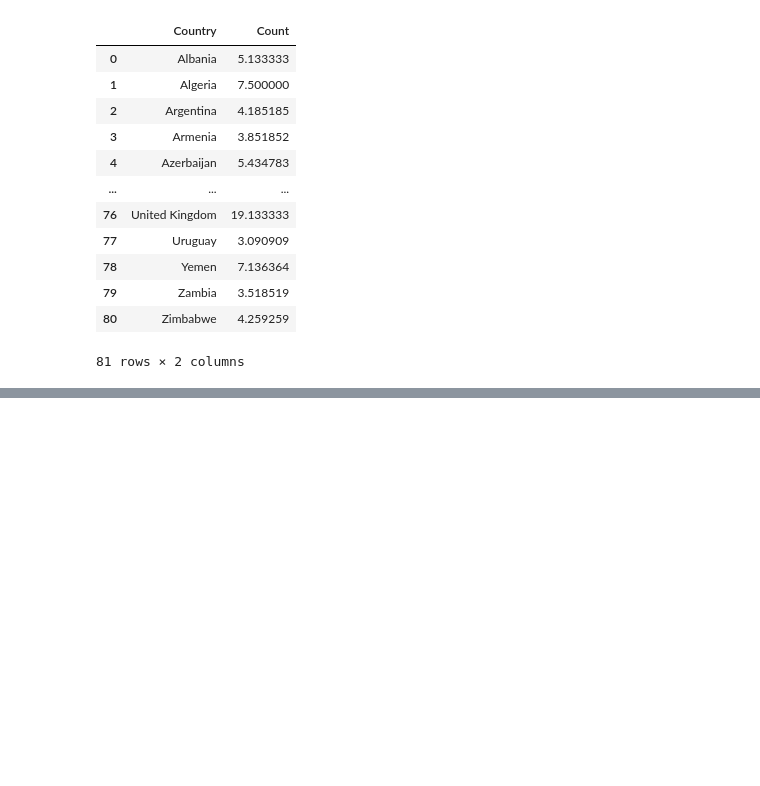
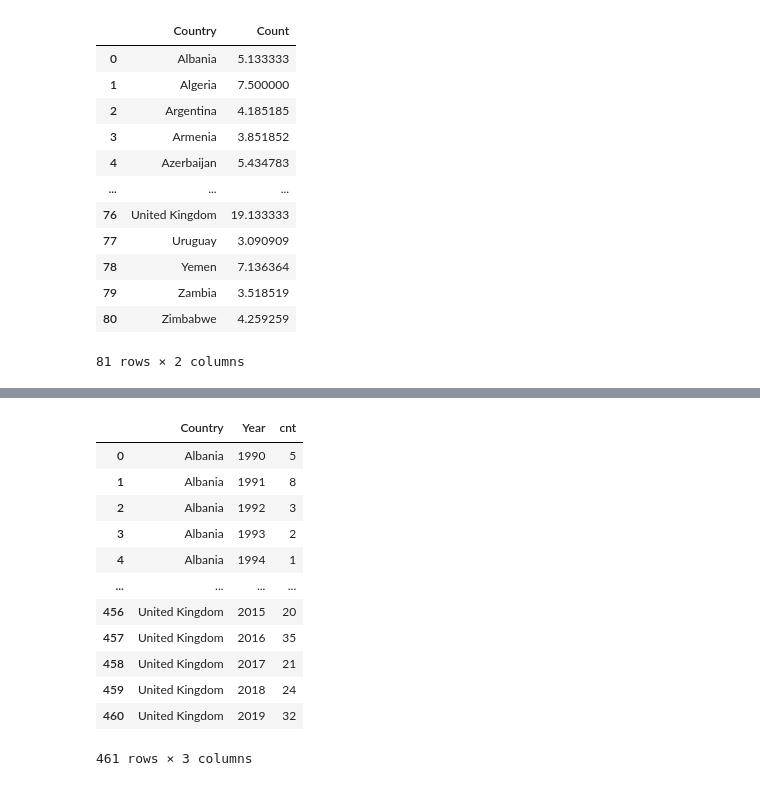
Before and after one commit to crissyro/kaggle_projects, a Jupyter notebook: notebooks/global_protests.ipynb, the cells around one changed output, grey strips where cells are left out. Saved outputs shown, nothing was run; the diff lists cells and outputs as text; code cells hidden in the pictures; blank space fills up the shorter version.

```diff
--- a/notebooks/global_protests.ipynb
+++ b/notebooks/global_protests.ipynb
@@ -294,0 +362,17 @@ iplot(fig)
+# %%
+gr = df_Europe.groupby(['Country', 'Year'])['Country'].size().reset_index(name='cnt')
+gr
+# %% [output]
+|  | Country | Year | cnt |
+| 0 | Albania | 1990 | 5 |
+| 1 | Albania | 1991 | 8 |
+| 2 | Albania | 1992 | 3 |
+| 3 | Albania | 1993 | 2 |
+| 4 | Albania | 1994 | 1 |
+| ... | ... | ... | ... |
+| 456 | United Kingdom | 2015 | 20 |
+| 457 | United Kingdom | 2016 | 35 |
+| 458 | United Kingdom | 2017 | 21 |
+| 459 | United Kingdom | 2018 | 24 |
+| 460 | United Kingdom | 2019 | 32 |
+461 rows × 3 columns
```
Also changed, not shown: parts of 10 cells of this notebook.
